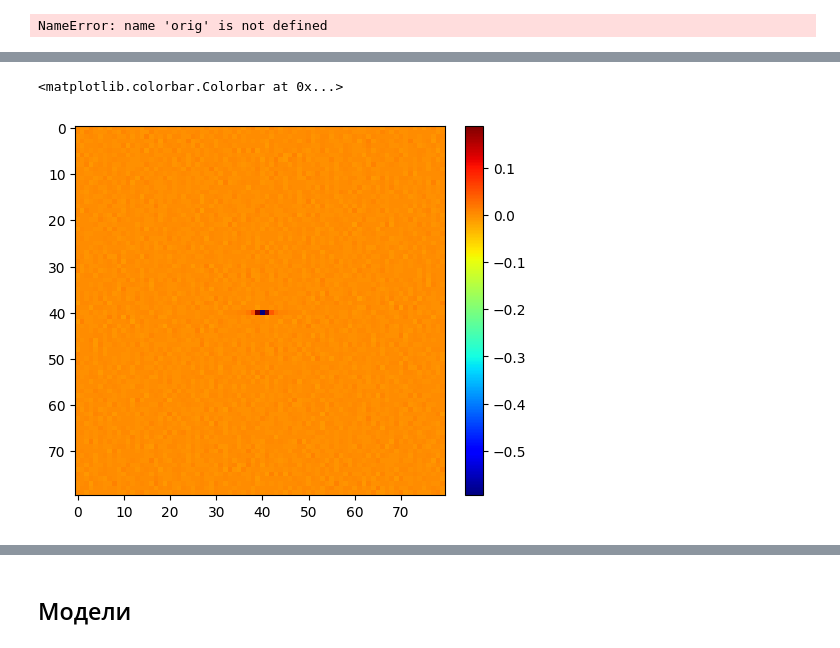
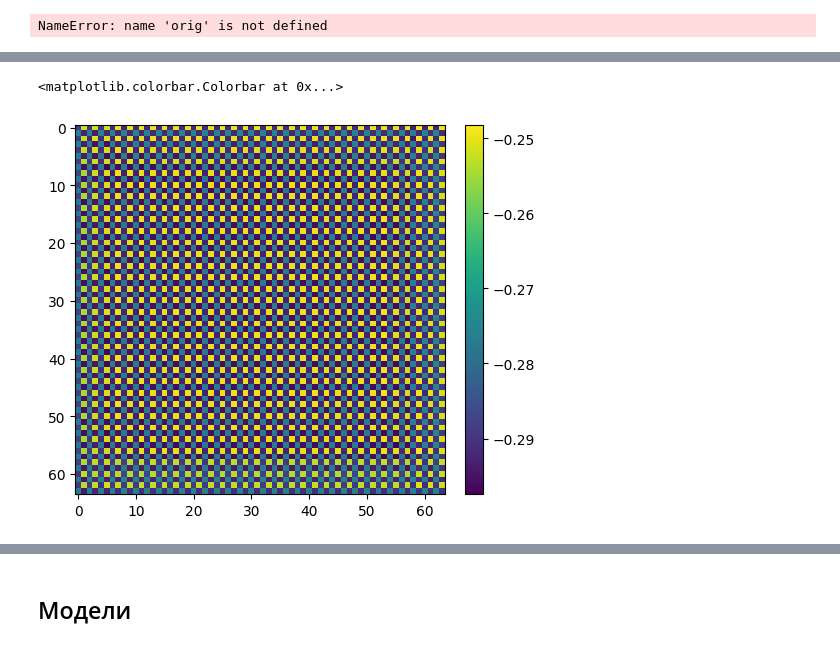
Before and after one commit to medaldev/DenoisingCNN, a Jupyter notebook: notebooks/denoise/uvych_matrix_denoising.ipynb, the cells around one changed output, grey strips where cells are left out. Cells and saved outputs as stored; diff of their text form; code cells hidden in the pictures.

```diff
--- a/notebooks/denoise/uvych_matrix_denoising.ipynb
+++ b/notebooks/denoise/uvych_matrix_denoising.ipynb
@@ -1,15 +1,22 @@
 # %% [markdown]
 ## Библиотеки, параметры, константы задачи
 # %%
+import sys
+
+PATH_BASE = "D:\\projects\\DenoisingCNN"
+
+sys.path.append(PATH_BASE)
+
 from applications.poly_features_environment import PolyFeaturesEnv
 import torch
 import models
 import numpy as np
 from common.fstream import read_tensor, read_matrix, rescale_array, read_mc_tensor
 
-PATH_BASE = "/home/amedvedev/projects/python/DenoisingCNN"
+
 NAME_DATASET = "gcg19"
-env = PolyFeaturesEnv(name_model="uvych_matrix_denoiser_16",
+env = PolyFeaturesEnv(name_model="uvych_matrix_denoiser_5",
                       name_dataset=NAME_DATASET,
                       path_base=PATH_BASE,
                       device_name="cpu")
+dtype = torch.double
@@ -82,7 +115,7 @@ NameError: name 'orig' is not defined
 # %%
 import matplotlib.pyplot as plt
-im = plt.imshow(env.train_features_loaders[0][0][0][0].cpu().detach().numpy() - env.train_target_loader[0][0][0].cpu().detach().numpy(), cmap="jet")
+im = plt.imshow(env.model(env.train_features_loaders[0][10][0].reshape(1, 2, 64, 64)).cpu().detach().numpy()[0][0])
 plt.colorbar(im, orientation='vertical', fraction=0.046, pad=0.04)
 # %% [output]
 <matplotlib.colorbar.Colorbar at 0x...>
-[figure, old version]
+[figure, new version]
```
Also changed, not shown: parts of 21 cells of this notebook, 4 other files.
